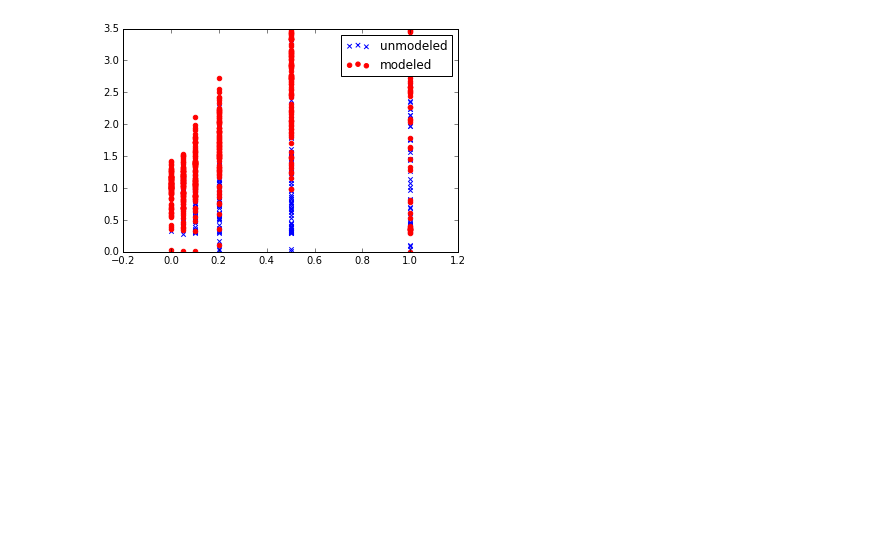
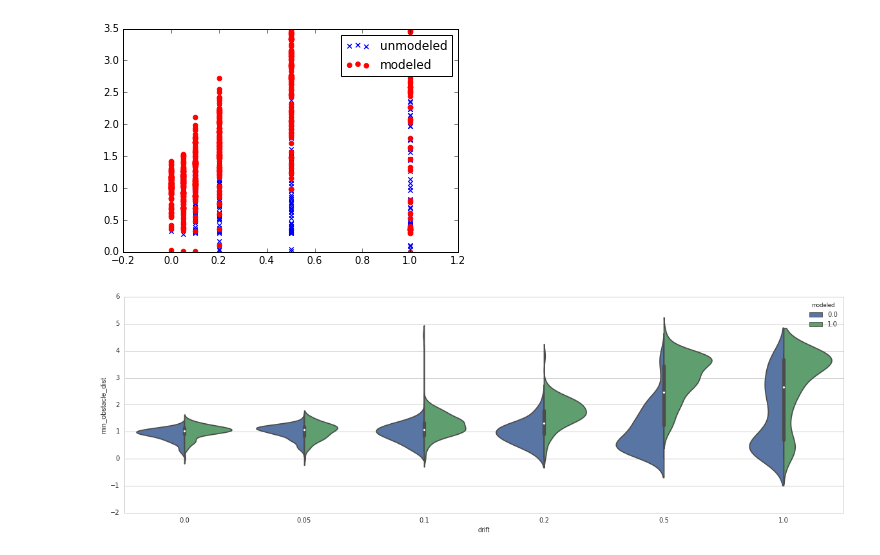
Before and after one commit to peteflorence/analysis-nanomap, a Jupyter notebook: Robustness plots.ipynb, the cells around one changed output. Drawn from its saved outputs; the diff is of its cells as text; code cells hidden in the pictures; blank space fills up the shorter version.

Commit message:
violin plots are sweet

```diff
--- a/Robustness plots.ipynb
+++ b/Robustness plots.ipynb
@@ -118,0 +125,36 @@ crawl_dir_and_plot(fullpath)
+# %%
+robust_columns = list(["min_obstacle_dist", "drift", "modeled"])
+robust_df = pd.DataFrame(columns=robust_columns)
+
+#latency_df_add = pd.DataFrame([words], columns=latency_columns)
+
+def PandaMetadata(name):
+    global robust_df
+    with open(name) as f:
+        # use safe_load instead load
+        metadata = yaml.safe_load(f)
+    if metadata['min_range_to_obstacle'] > 10:    ## indicates faulty startup
+        return
+    words=[]
+    words.append(metadata["min_range_to_obstacle"])
+    words.append(metadata["drift_actual"])
+    if metadata['tag'] == 'modeled':
+        words.append(1)
+    if metadata['tag'] == 'unmodeled':
+        words.append(0)
+    robust_df_add = pd.DataFrame([words], columns=robust_columns)
+    robust_df = robust_df.append(robust_df_add, ignore_index=True)
+
+trial_name = "drift_wall_1000"
+fullpath = os.path.join(os.getcwd(),data_folder,trial_name)
+
+for root, dirs, files_list in os.walk(fullpath):
+    for name in files_list:
+         if name.startswith(("metadata")):
+                PandaMetadata(os.path.join(root,name))
+# %%
+sns.set_style("whitegrid")
+plt.figure(figsize=(20,6))
+ax = sns.violinplot(x="drift", y="min_obstacle_dist", hue="modeled", data=robust_df, split=True)
+# %% [output]
+[figure, added]
```
Also changed, not shown: parts of 1 cell of this notebook.
